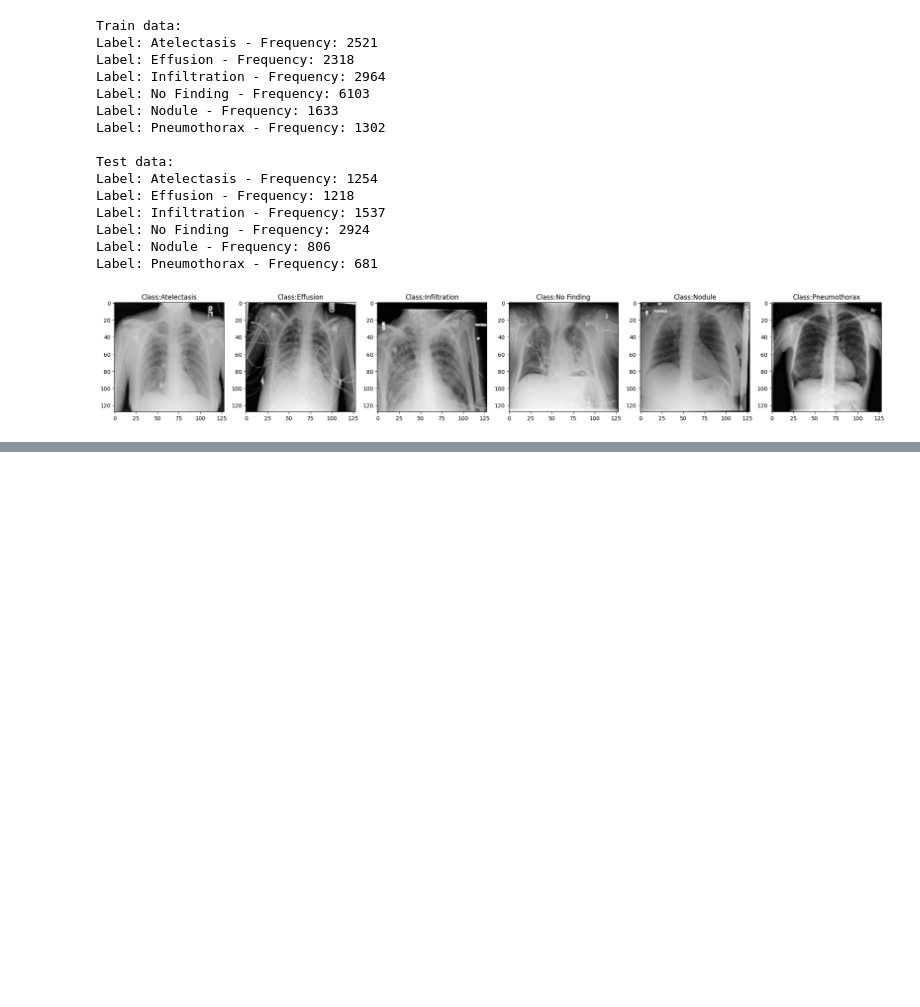
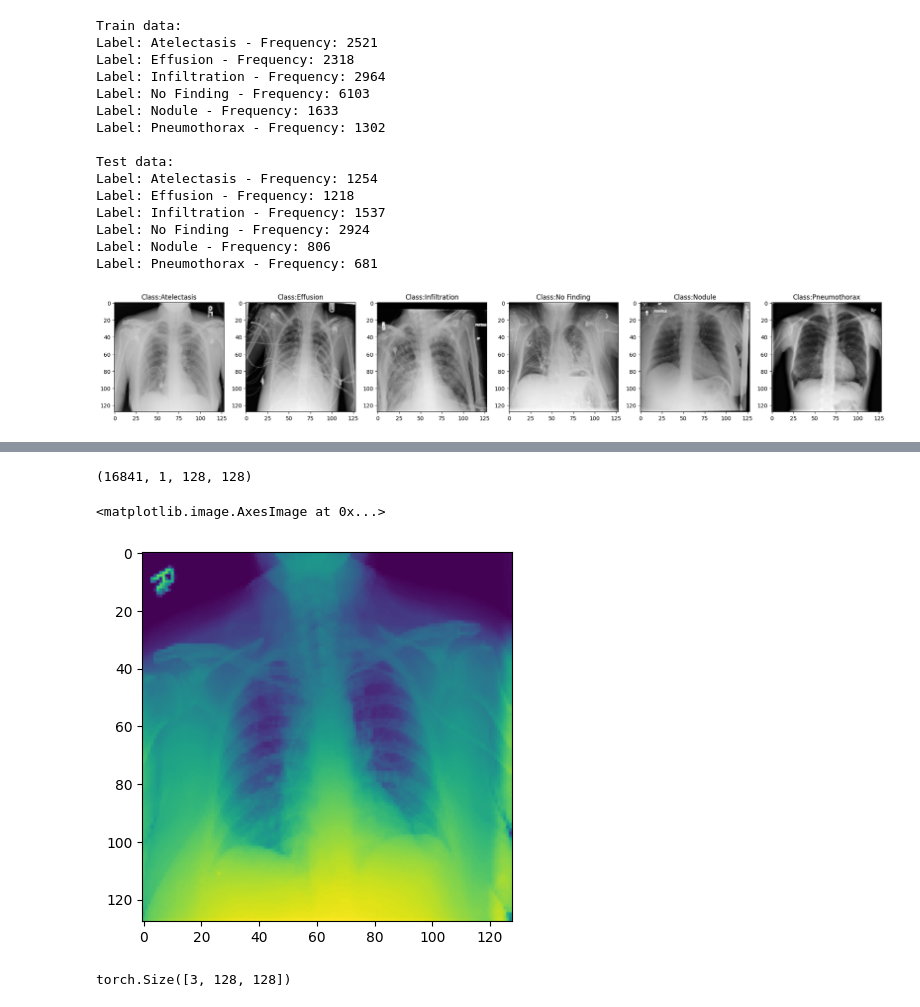
Before and after one commit to lihp99/DC1, a Jupyter notebook: Dimitar/exploration.ipynb, the cells around one changed output, grey strips where cells are left out. Saved outputs shown, nothing was run; the diff lists cells and outputs as text; code cells hidden in the pictures; blank space fills up the shorter version.

```diff
--- a/Dimitar/exploration.ipynb
+++ b/Dimitar/exploration.ipynb
@@ -81,0 +113,4 @@ for k, label in enumerate(unique_labels):
+# %%
+X_tensor = X_train.torch.from_numpy(self.imgs[idx] / 255).float()
+# %% [output]
+(16841, 1, 128, 128)
@@ -81,0 +164,2 @@ for k, label in enumerate(unique_labels):
+# %%
+x = ImageDataset(Path("../data/X_train.npy"), Path("../data/Y_train.npy"))
@@ -81,0 +168,9 @@ for k, label in enumerate(unique_labels):
+# %%
+plt.imshow(x[0][0][0].reshape(128,128))
+# %% [output]
+<matplotlib.image.AxesImage at 0x...>
+[figure, added]
+# %%
+x[0][0].shape
+# %% [output]
+torch.Size([3, 128, 128])
```
Also changed, not shown: parts of 24 cells of this notebook, 5 other files.
